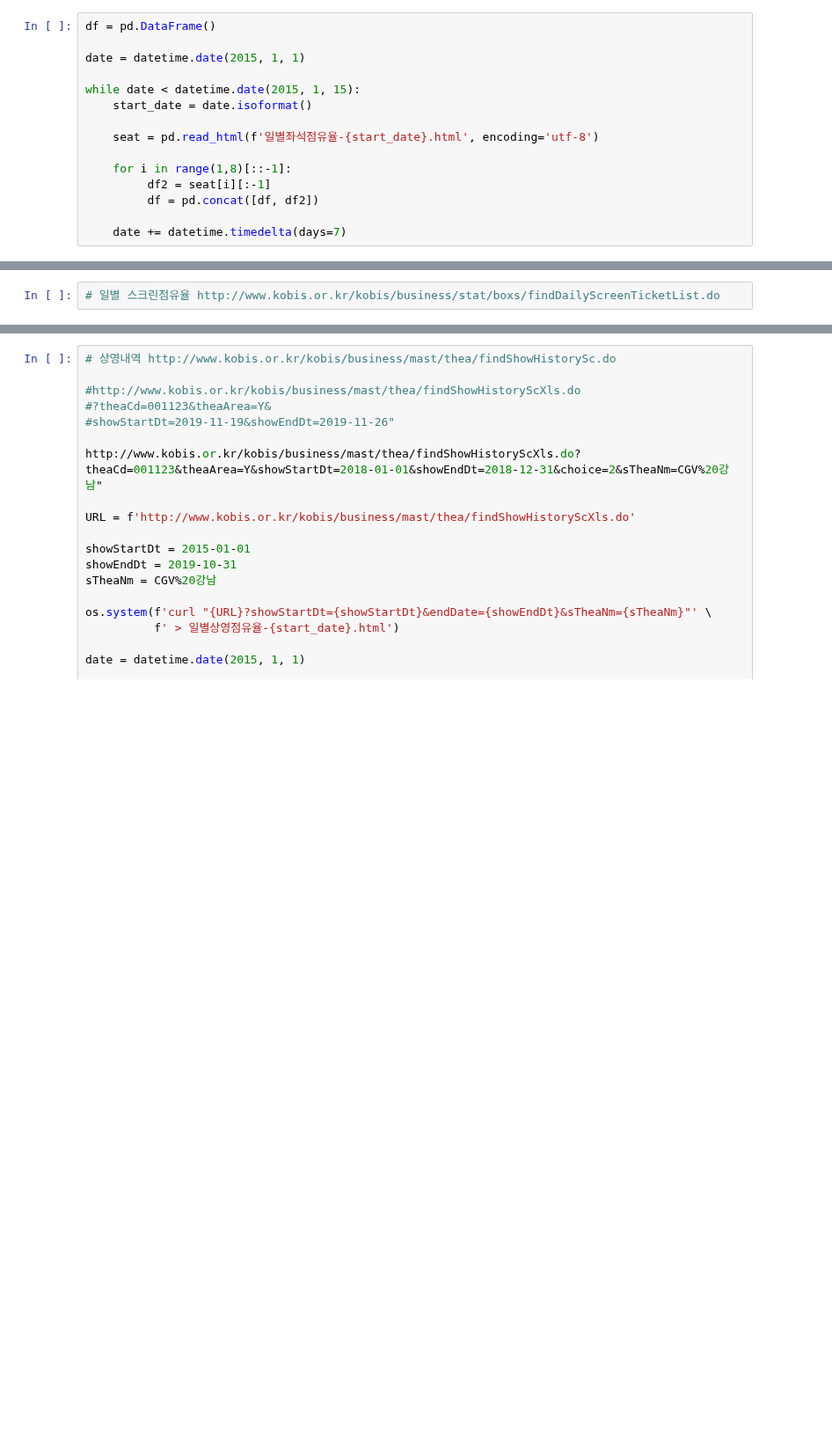
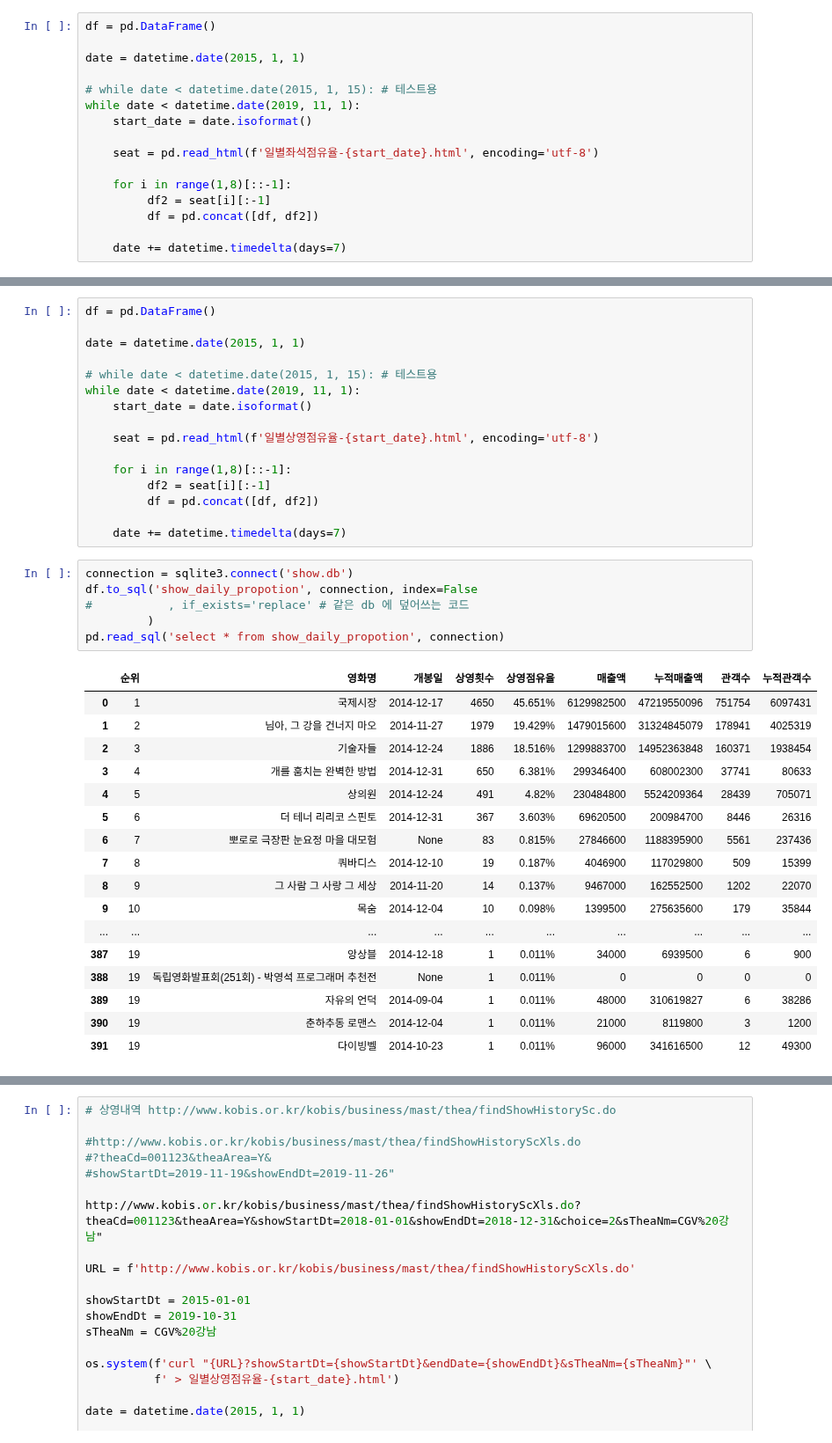
Before and after one commit to kim4pb/Female-led-Korean-Films, a Jupyter notebook: 01.Data_Collection/Crawling/crawling.ipynb, the cells around one changed output, grey strips where cells are left out. Shown at 88% size. Cells and saved outputs as stored; diff of their text form; blank space fills up the shorter version.

Commit message:
2019-11-28 crawling sqlite3 db

```diff
--- a/01.Data_Collection/Crawling/crawling.ipynb
+++ b/01.Data_Collection/Crawling/crawling.ipynb
@@ -26,7 +30,8 @@ df = pd.DataFrame()
 
 date = datetime.date(2015, 1, 1)
 
-while date < datetime.date(2015, 1, 15):
+# while date < datetime.date(2015, 1, 15): # 테스트용
+while date < datetime.date(2019, 11, 1):
     start_date = date.isoformat()
 
     seat = pd.read_html(f'일별좌석점유율-{start_date}.html', encoding='utf-8')
@@ -94,2 +72,40 @@ while date < datetime.date(2019, 11, 1):
-# %%
-# 일별 스크린점유율 http://www.kobis.or.kr/kobis/business/stat/boxs/findDailyScreenTicketList.do
+# %%
+df = pd.DataFrame()
+
+date = datetime.date(2015, 1, 1)
+
+# while date < datetime.date(2015, 1, 15): # 테스트용
+while date < datetime.date(2019, 11, 1):
+    start_date = date.isoformat()
+
+    seat = pd.read_html(f'일별상영점유율-{start_date}.html', encoding='utf-8')
+
+    for i in range(1,8)[::-1]:
+         df2 = seat[i][:-1]
+         df = pd.concat([df, df2])
+
+    date += datetime.timedelta(days=7)
+# %%
+connection = sqlite3.connect('show.db')
+df.to_sql('show_daily_propotion', connection, index=False
+#           , if_exists='replace' # 같은 db 에 덮어쓰는 코드
+         )
+pd.read_sql('select * from show_daily_propotion', connection)
+# %% [output]
+|  | 순위 | 영화명 | 개봉일 | 상영횟수 | 상영점유율 | 매출액 | 누적매출액 | 관객수 | 누적관객수 |
+| 0 | 1 | 국제시장 | 2014-12-17 | 4650 | 45.651% | 6129982500 | 47219550096 | 751754 | 6097431 |
+| 1 | 2 | 님아, 그 강을 건너지 마오 | 2014-11-27 | 1979 | 19.429% | 1479015600 | 31324845079 | 178941 | 4025319 |
+| 2 | 3 | 기술자들 | 2014-12-24 | 1886 | 18.516% | 1299883700 | 14952363848 | 160371 | 1938454 |
+| 3 | 4 | 개를 훔치는 완벽한 방법 | 2014-12-31 | 650 | 6.381% | 299346400 | 608002300 | 37741 | 80633 |
+| 4 | 5 | 상의원 | 2014-12-24 | 491 | 4.82% | 230484800 | 5524209364 | 28439 | 705071 |
+| 5 | 6 | 더 테너 리리코 스핀토 | 2014-12-31 | 367 | 3.603% | 69620500 | 200984700 | 8446 | 26316 |
+| 6 | 7 | 뽀로로 극장판 눈요정 마을 대모험 | None | 83 | 0.815% | 27846600 | 1188395900 | 5561 | 237436 |
+| 7 | 8 | 쿼바디스 | 2014-12-10 | 19 | 0.187% | 4046900 | 117029800 | 509 | 15399 |
+| 8 | 9 | 그 사람 그 사랑 그 세상 | 2014-11-20 | 14 | 0.137% | 9467000 | 162552500 | 1202 | 22070 |
+| 9 | 10 | 목숨 | 2014-12-04 | 10 | 0.098% | 1399500 | 275635600 | 179 | 35844 |
+| ... | ... | ... | ... | ... | ... | ... | ... | ... | ... |
+| 387 | 19 | 앙상블 | 2014-12-18 | 1 | 0.011% | 34000 | 6939500 | 6 | 900 |
+| 388 | 19 | 독립영화발표회(251회) - 박영석 프로그래머 추천전 | None | 1 | 0.011% | 0 | 0 | 0 | 0 |
+| 389 | 19 | 자유의 언덕 | 2014-09-04 | 1 | 0.011% | 48000 | 310619827 | 6 | 38286 |
+| 390 | 19 | 춘하추동 로맨스 | 2014-12-04 | 1 | 0.011% | 21000 | 8119800 | 3 | 1200 |
+| 391 | 19 | 다이빙벨 | 2014-10-23 | 1 | 0.011% | 96000 | 341616500 | 12 | 49300 |
```
Also changed, not shown: parts of 13 cells of this notebook.
